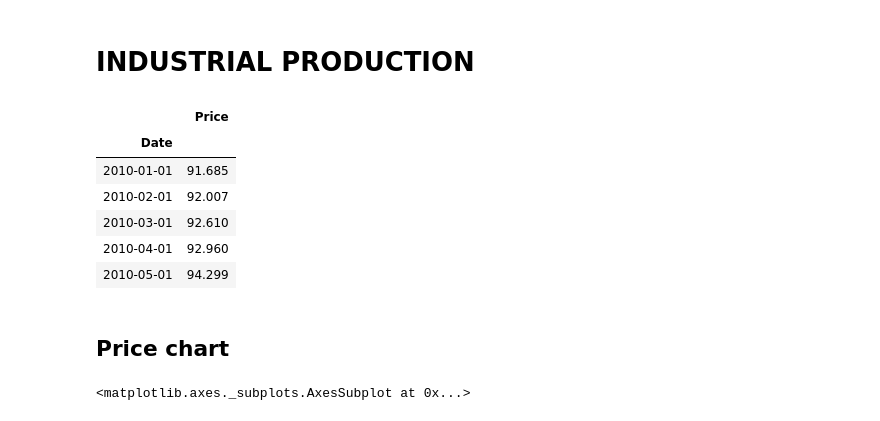
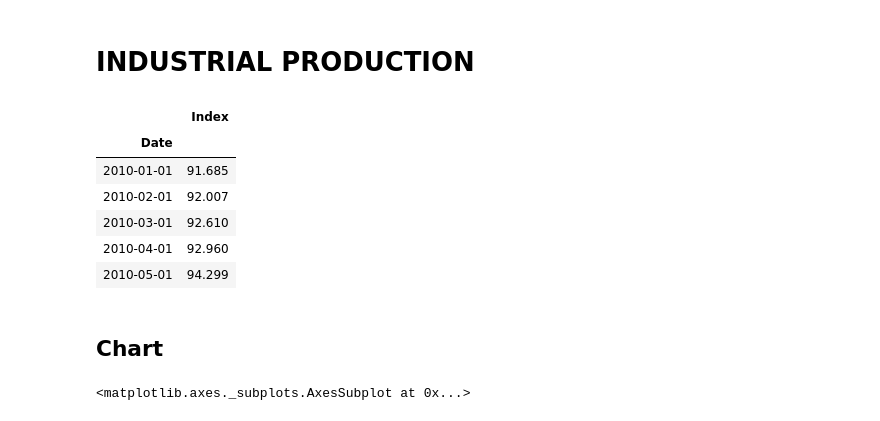
Before and after one commit to azagorowski/Analysis-and-forecast-of-stock-exchange-price-based-on-selected-indicators-using-machine-learning, a Jupyter notebook: scripts/azagorowski_scripts/Industrial_production_forecast_2021.ipynb, the cells around one changed output. Drawn from its saved outputs; the diff is of its cells as text; code cells hidden in the pictures.

```diff
--- a/scripts/azagorowski_scripts/Industrial_production_forecast_2021.ipynb
+++ b/scripts/azagorowski_scripts/Industrial_production_forecast_2021.ipynb
@@ -25,34 +25,34 @@ pd.set_option('display.width', 1000)
 # %%
 #Import data, skip description rows, use columns: date & value
 df = pd.read_csv(source, skiprows=14,
                      usecols=['date',' value'])
 
 #Convert column type to date time
 df["date"] = pd.to_datetime(df["date"])
 
 #Select price between 2010-01-01 and 2020-04-22
 filter = (df['date'] >= '2010-01-01') & (df['date'] < '2020-04-22')
 df = df[filter]
 
 #Rename columns
-df = df.rename(columns={'date': 'Date', ' value': 'Price'})
+df = df.rename(columns={'date': 'Date', ' value': 'Index'})
 
 #Reset the index order
 df.index = df['Date']
 df = df.drop(columns=['Date'])
 
 #Display Data Frame
 df.head()
 # %% [output]
-|  | Price |
+|  | Index |
 | Date |  |
 | 2010-01-01 | 91.685 |
 | 2010-02-01 | 92.007 |
 | 2010-03-01 | 92.610 |
 | 2010-04-01 | 92.960 |
 | 2010-05-01 | 94.299 |
-# %% [markdown]
-## Price chart
+# %% [markdown]
+## Chart
 # %%
 plt.style.use('fivethirtyeight')
 df.plot(title=("Industrial production chart from 2010-01-01 to 2020-04-01 - source: \"www.macrotrends.net\""),
```
Also changed, not shown: parts of 8 cells of this notebook, 4 other files.
